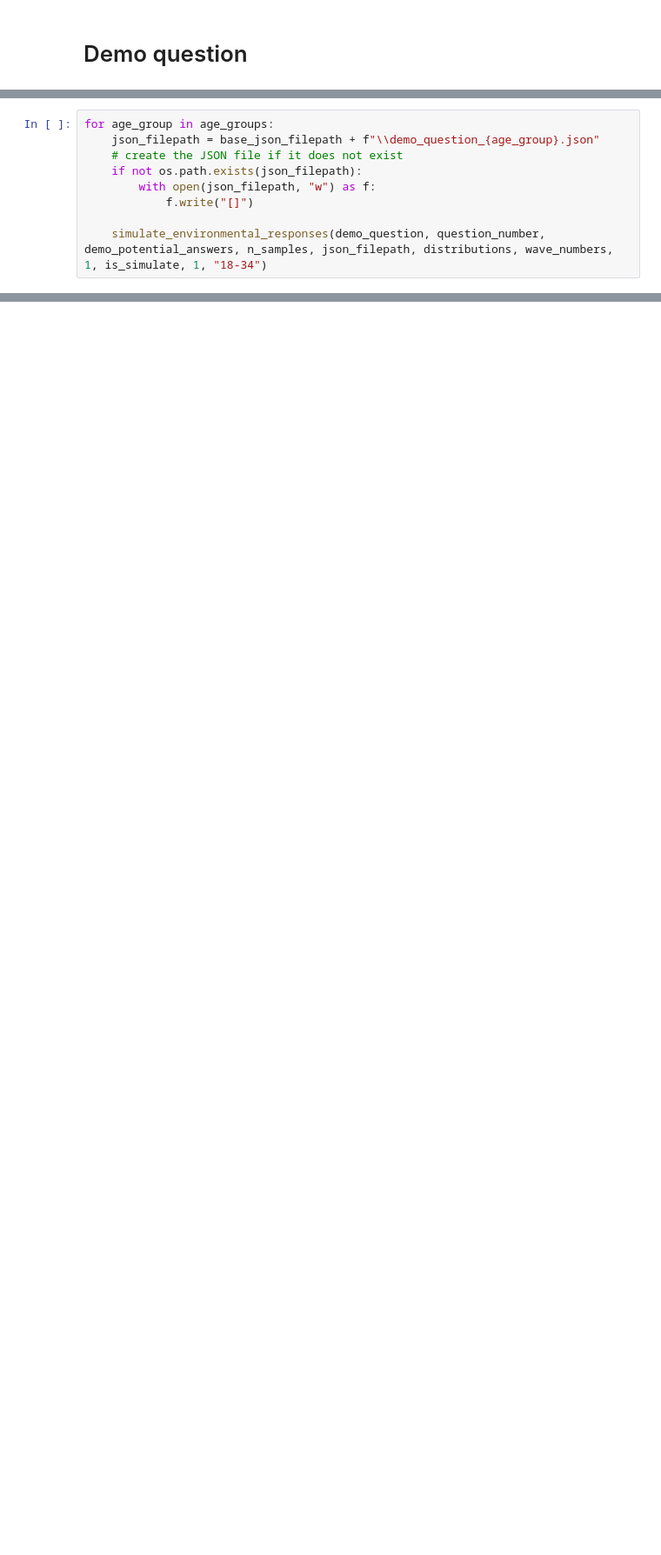
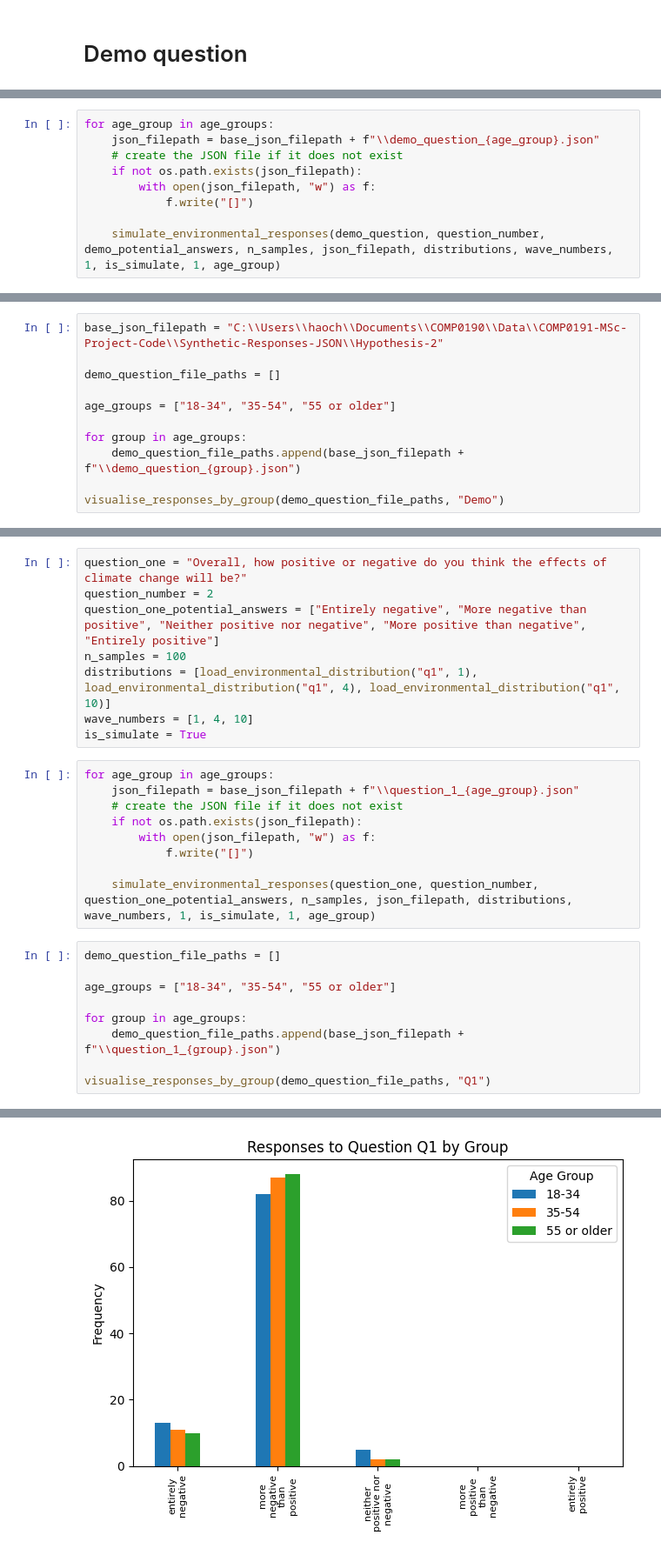
Before and after one commit to hlin863/MSc-Project-Identity-Economics-Green-Policy-Preferences, a Jupyter notebook: Synthetic_Response_Generation/Hypothesis_Two_Age_Group.ipynb, the cells around one changed output, grey strips where cells are left out. Shown at 87% size. Saved outputs shown, nothing was run; the diff lists cells and outputs as text; blank space fills up the shorter version.

Commit message:
Experimented H2 on 3Qs
Produced simulation testing hypothesis 2: how attitudes to environmental issues differ by age groups for 3 environmental issues relating questions.

```diff
--- a/Synthetic_Response_Generation/Hypothesis_Two_Age_Group.ipynb
+++ b/Synthetic_Response_Generation/Hypothesis_Two_Age_Group.ipynb
@@ -23,4 +28,4 @@ for age_group in age_groups:
         with open(json_filepath, "w") as f:
             f.write("[]")
 
-    simulate_environmental_responses(demo_question, question_number, demo_potential_answers, n_samples, json_filepath, distributions, wave_numbers, 1, is_simulate, 1, "18-34")
+    simulate_environmental_responses(demo_question, question_number, demo_potential_answers, n_samples, json_filepath, distributions, wave_numbers, 1, is_simulate, 1, age_group)
@@ -30,0 +34,11 @@ Sample size: 0
+# %%
+base_json_filepath = "C:\\Users\\haoch\\Documents\\COMP0190\\Data\\COMP0191-MSc-Project-Code\\Synthetic-Responses-JSON\\Hypothesis-2"
+
+demo_question_file_paths = []
+
+age_groups = ["18-34", "35-54", "55 or older"]
+
+for group in age_groups:
+    demo_question_file_paths.append(base_json_filepath + f"\\demo_question_{group}.json")
+
+visualise_responses_by_group(demo_question_file_paths, "Demo")
@@ -30,0 +47,27 @@ Sample size: 0
+# %%
+question_one = "Overall, how positive or negative do you think the effects of climate change will be?"
+question_number = 2
+question_one_potential_answers = ["Entirely negative", "More negative than positive", "Neither positive nor negative", "More positive than negative", "Entirely positive"]
+n_samples = 100
+distributions = [load_environmental_distribution("q1", 1), load_environmental_distribution("q1", 4), load_environmental_distribution("q1", 10)]
+wave_numbers = [1, 4, 10]
+is_simulate = True
+# %%
+for age_group in age_groups:
+    json_filepath = base_json_filepath + f"\\question_1_{age_group}.json"
+    # create the JSON file if it does not exist
+    if not os.path.exists(json_filepath):
+        with open(json_filepath, "w") as f:
+            f.write("[]")
+
+    simulate_environmental_responses(question_one, question_number, question_one_potential_answers, n_samples, json_filepath, distributions, wave_numbers, 1, is_simulate, 1, age_group)
+# %%
+demo_question_file_paths = []
+
+age_groups = ["18-34", "35-54", "55 or older"]
+
+for group in age_groups:
+    demo_question_file_paths.append(base_json_filepath + f"\\question_1_{group}.json")
+
+visualise_responses_by_group(demo_question_file_paths, "Q1")
+# %% [output]
@@ -30,0 +91 @@ Sample size: 0
+[figure, added]
```
Also changed, not shown: parts of 13 cells of this notebook, 15 other files.
